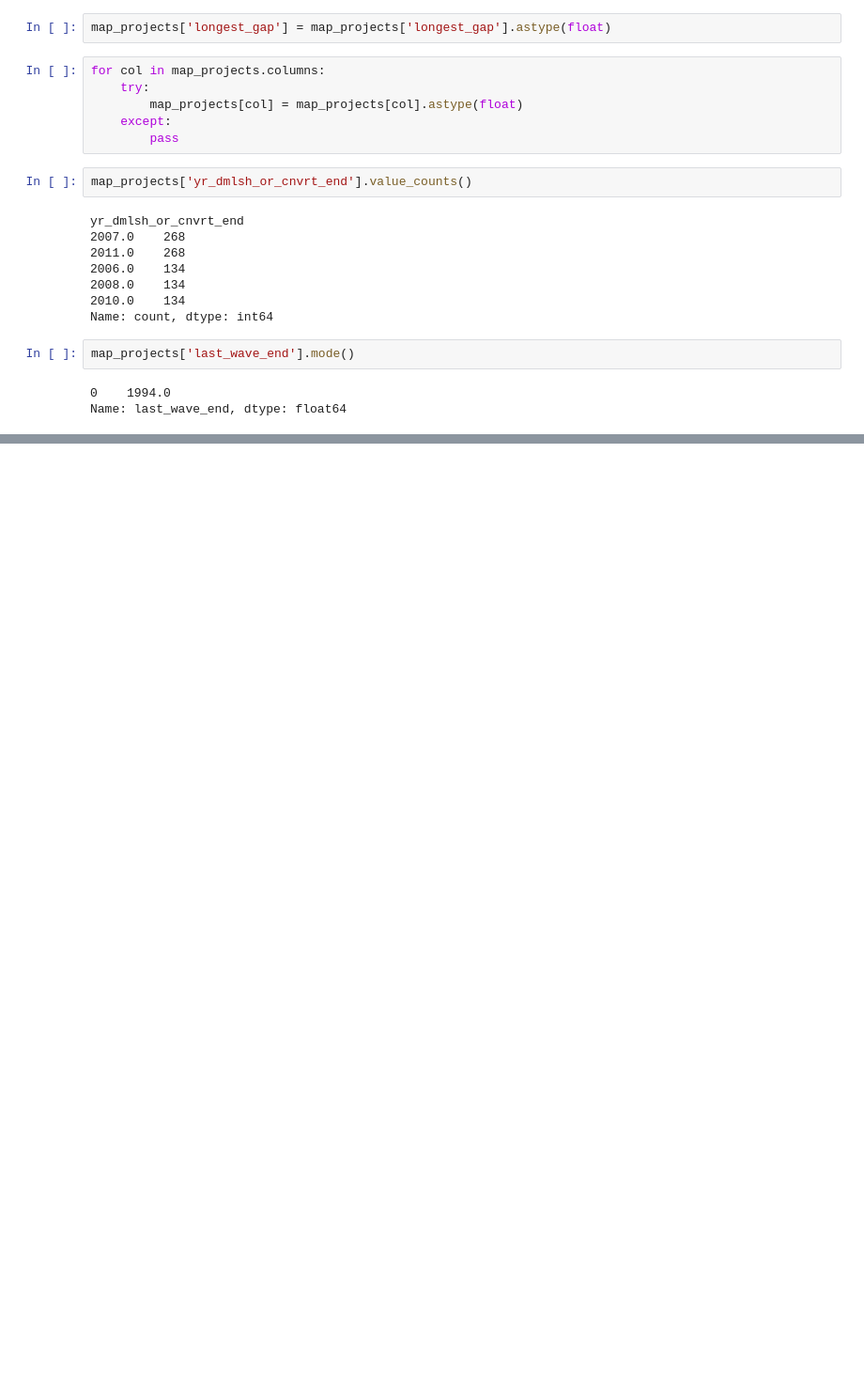
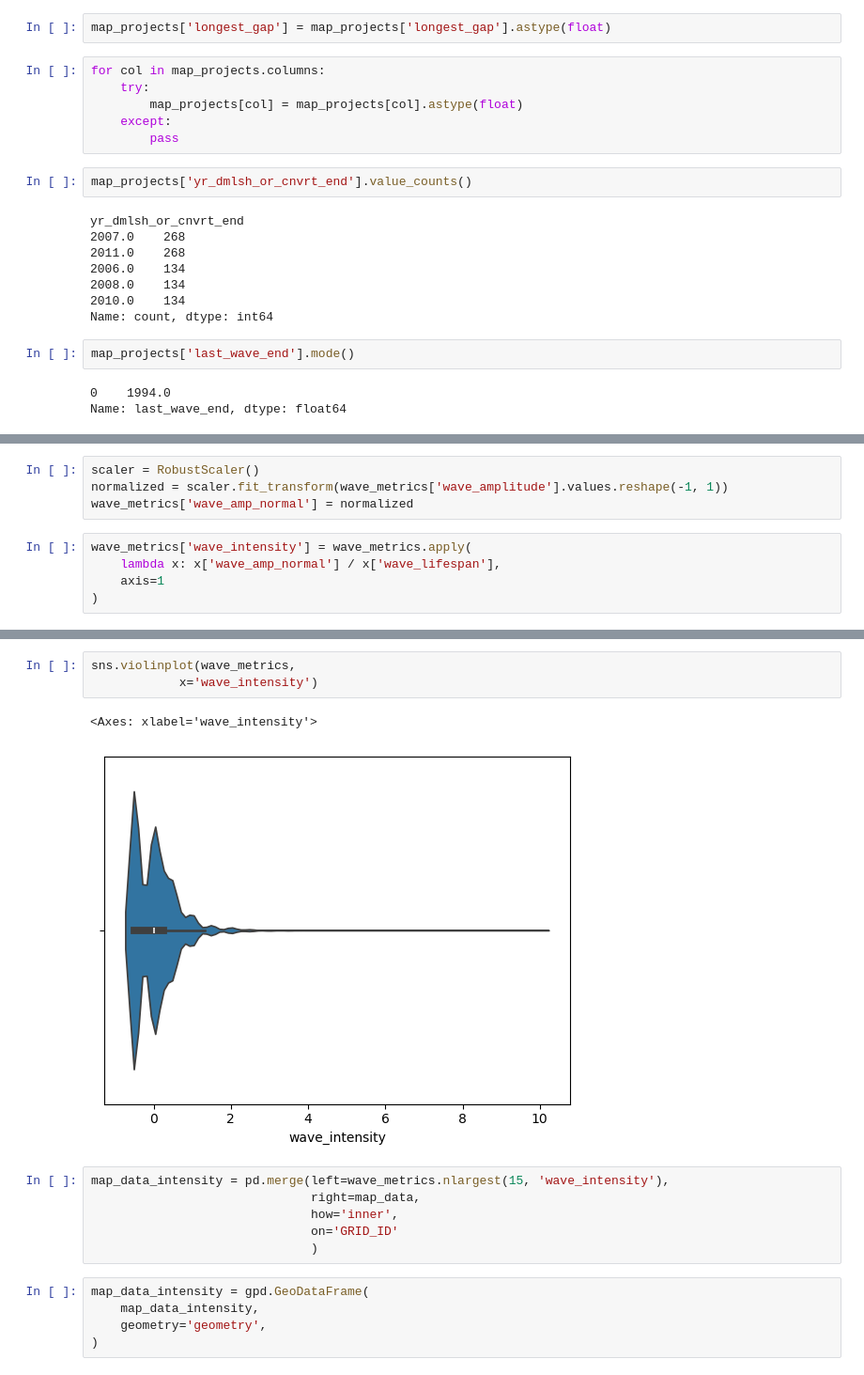
Before and after one commit to uchicago-justice-project/decreasing-homicide-waves, a Jupyter notebook: hom_decrease_2.ipynb, the cells around one changed output, grey strips where cells are left out. Shown: that part at 94% size. Drawn from its saved outputs; the diff is of its cells as text; blank space fills up the shorter version.

```diff
--- a/hom_decrease_2.ipynb
+++ b/hom_decrease_2.ipynb
@@ -130,0 +149,9 @@ plt.show()
+# %%
+scaler = RobustScaler()
+normalized = scaler.fit_transform(wave_metrics['wave_amplitude'].values.reshape(-1, 1))
+wave_metrics['wave_amp_normal'] = normalized
+# %%
+wave_metrics['wave_intensity'] = wave_metrics.apply(
+    lambda x: x['wave_amp_normal'] / x['wave_lifespan'],
+    axis=1
+)
@@ -130,0 +172,17 @@ plt.show()
+# %%
+sns.violinplot(wave_metrics,
+            x='wave_intensity')
+# %% [output]
+<Axes: xlabel='wave_intensity'>
+[figure, added]
+# %%
+map_data_intensity = pd.merge(left=wave_metrics.nlargest(15, 'wave_intensity'),
+                              right=map_data,
+                              how='inner',
+                              on='GRID_ID'
+                              )
+# %%
+map_data_intensity = gpd.GeoDataFrame(
+    map_data_intensity,
+    geometry='geometry',
+)
```
Also changed, not shown: parts of 8 cells of this notebook.
